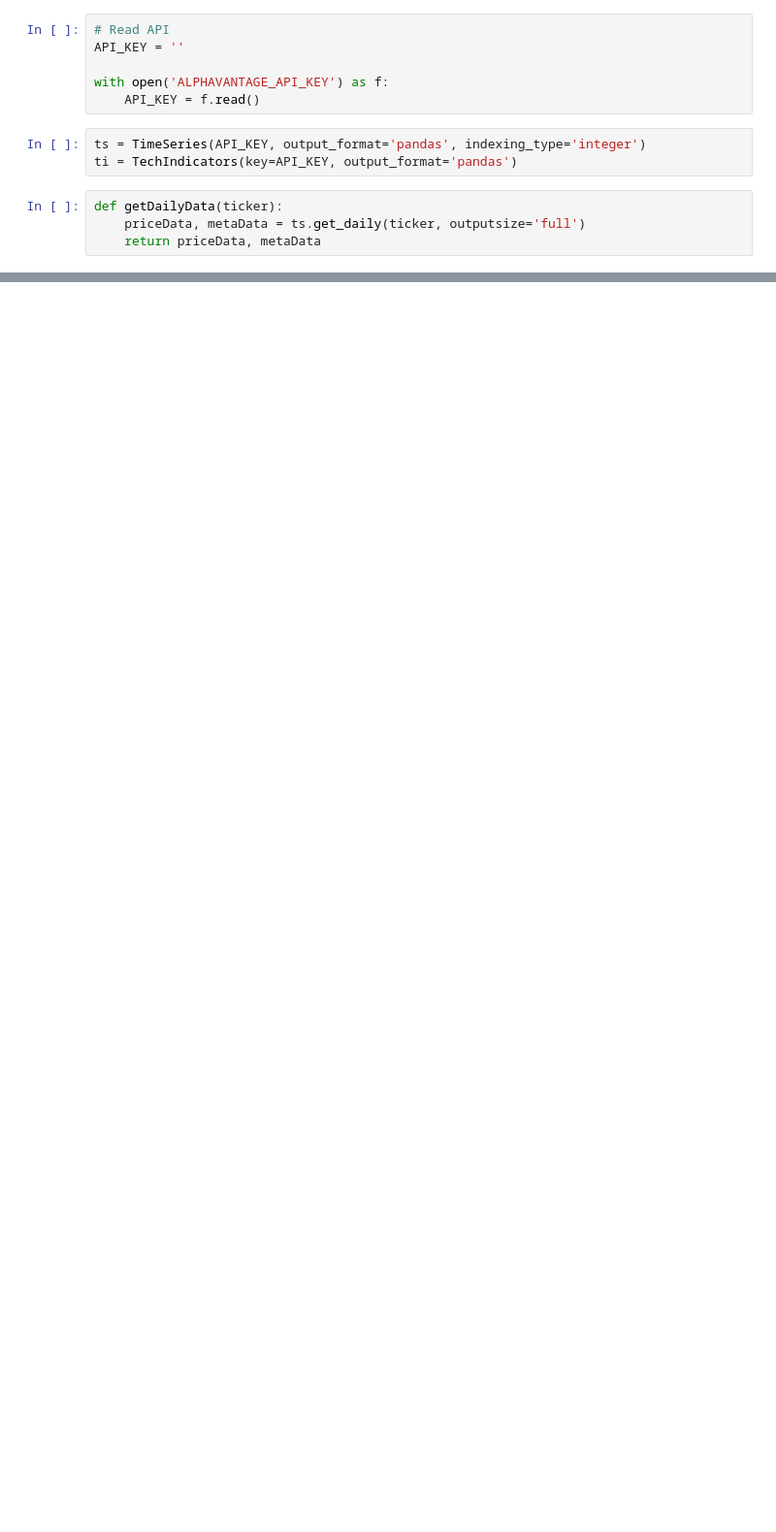
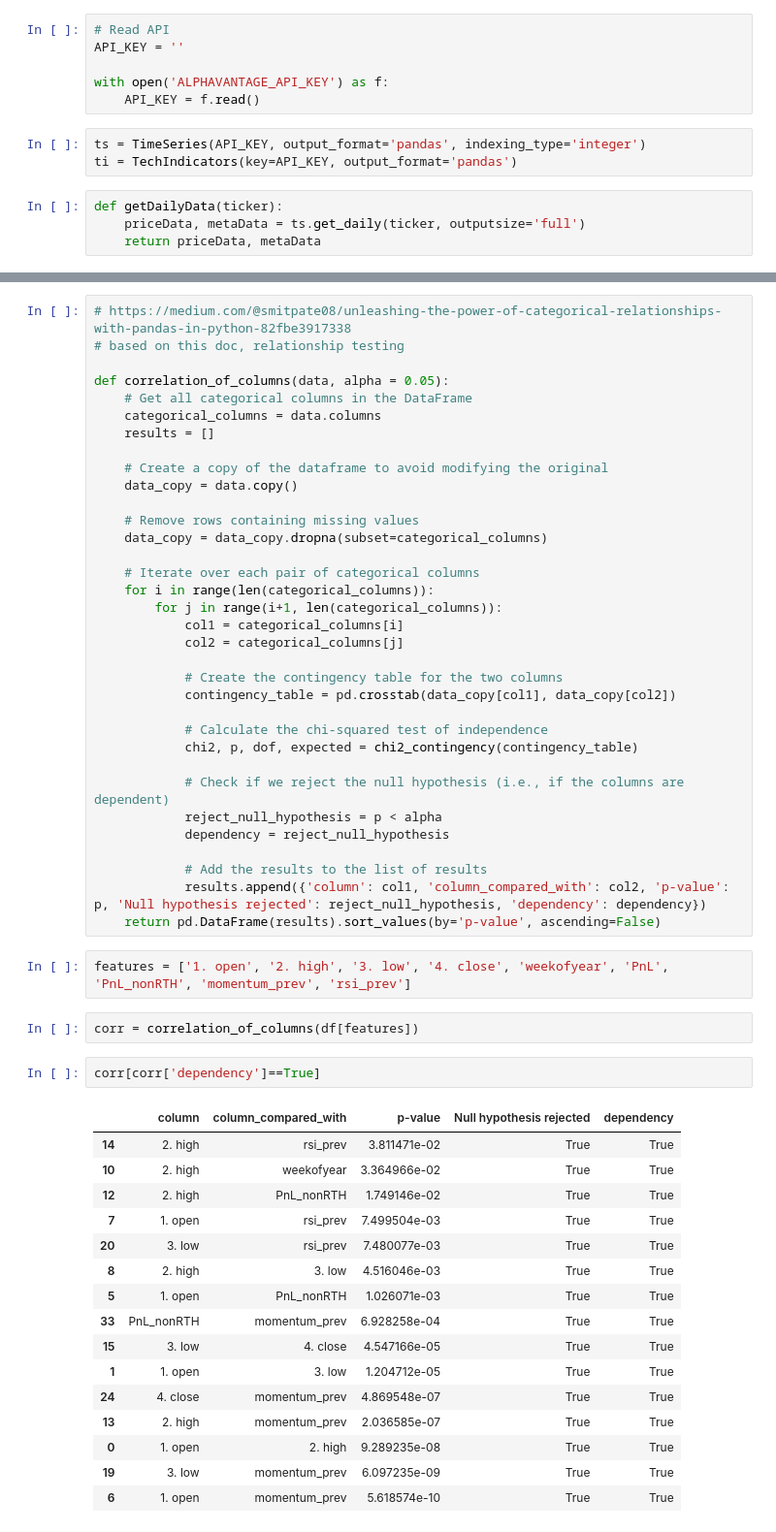
Before and after one commit to satishsolanki0409/finTech-projects, a Jupyter notebook: test.ipynb, the cells around one changed output, grey strips where cells are left out. Shown: that part at 97% size. Saved outputs shown, nothing was run; the diff lists cells and outputs as text; blank space fills up the shorter version.

```diff
--- a/test.ipynb
+++ b/test.ipynb
@@ -283,0 +430,57 @@ def updateAndSave(new_data, dm):
+# %%
+# https://medium.com/@smitpate08/unleashing-the-power-of-categorical-relationships-with-pandas-in-python-82fbe3917338
+# based on this doc, relationship testing
+
+def correlation_of_columns(data, alpha = 0.05):
+    # Get all categorical columns in the DataFrame
+    categorical_columns = data.columns
+    results = []
+
+    # Create a copy of the dataframe to avoid modifying the original
+    data_copy = data.copy()
+
+    # Remove rows containing missing values
+    data_copy = data_copy.dropna(subset=categorical_columns)
+
+    # Iterate over each pair of categorical columns
+    for i in range(len(categorical_columns)):
+        for j in range(i+1, len(categorical_columns)):
+            col1 = categorical_columns[i]
+            col2 = categorical_columns[j]
+
+            # Create the contingency table for the two columns
+            contingency_table = pd.crosstab(data_copy[col1], data_copy[col2])
+
+            # Calculate the chi-squared test of independence
+            chi2, p, dof, expected = chi2_contingency(contingency_table)
+
+            # Check if we reject the null hypothesis (i.e., if the columns are dependent)
+            reject_null_hypothesis = p < alpha
+            dependency = reject_null_hypothesis
+
+            # Add the results to the list of results
+            results.append({'column': col1, 'column_compared_with': col2, 'p-value': p, 'Null hypothesis rejected': reject_null_hypothesis, 'dependency': dependency})
+    return pd.DataFrame(results).sort_values(by='p-value', ascending=False)
+# %%
+features = ['1. open', '2. high', '3. low', '4. close', 'weekofyear', 'PnL', 'PnL_nonRTH', 'momentum_prev', 'rsi_prev']
+# %%
+corr = correlation_of_columns(df[features])
+# %%
+corr[corr['dependency']==True]
+# %% [output]
+|  | column | column_compared_with | p-value | Null hypothesis rejected | dependency |
+| 14 | 2. high | rsi_prev | 3.811471e-02 | True | True |
+| 10 | 2. high | weekofyear | 3.364966e-02 | True | True |
+| 12 | 2. high | PnL_nonRTH | 1.749146e-02 | True | True |
+| 7 | 1. open | rsi_prev | 7.499504e-03 | True | True |
+| 20 | 3. low | rsi_prev | 7.480077e-03 | True | True |
+| 8 | 2. high | 3. low | 4.516046e-03 | True | True |
+| 5 | 1. open | PnL_nonRTH | 1.026071e-03 | True | True |
+| 33 | PnL_nonRTH | momentum_prev | 6.928258e-04 | True | True |
+| 15 | 3. low | 4. close | 4.547166e-05 | True | True |
+| 1 | 1. open | 3. low | 1.204712e-05 | True | True |
+| 24 | 4. close | momentum_prev | 4.869548e-07 | True | True |
+| 13 | 2. high | momentum_prev | 2.036585e-07 | True | True |
+| 0 | 1. open | 2. high | 9.289235e-08 | True | True |
+| 19 | 3. low | momentum_prev | 6.097235e-09 | True | True |
+| 6 | 1. open | momentum_prev | 5.618574e-10 | True | True |
```
Also changed, not shown: parts of 63 cells of this notebook, 2 other files.
